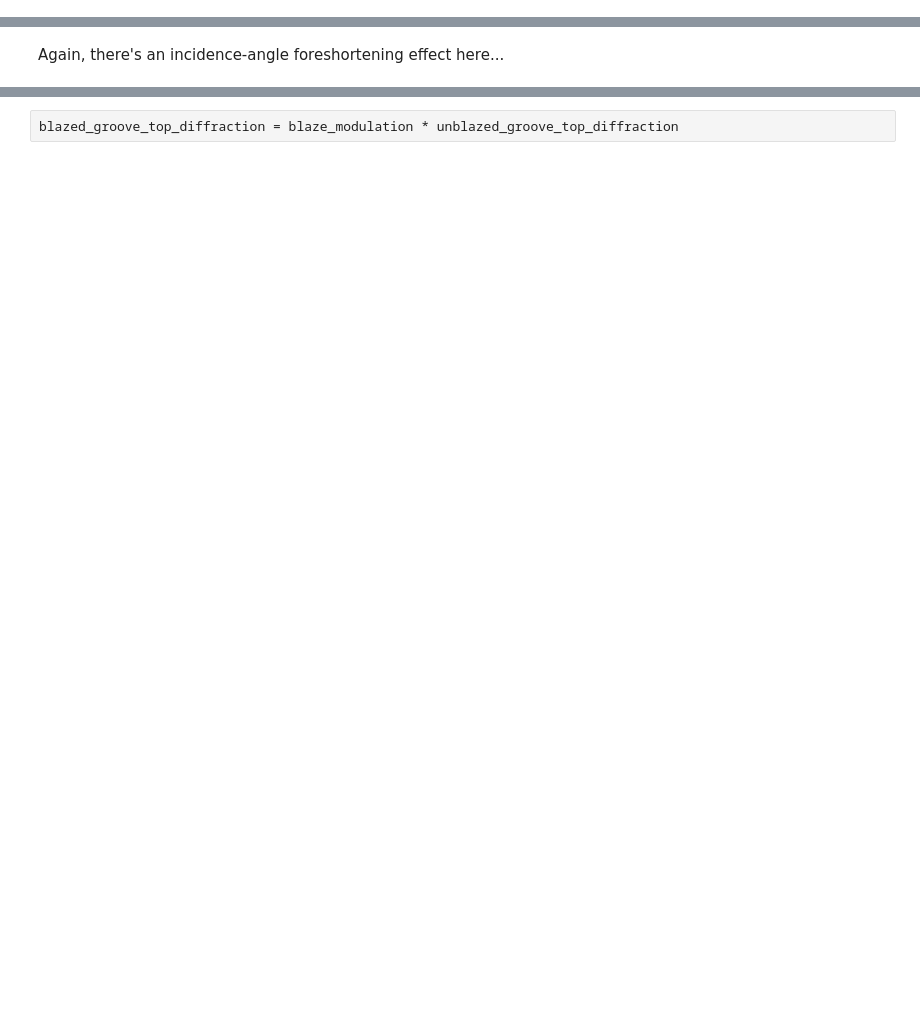
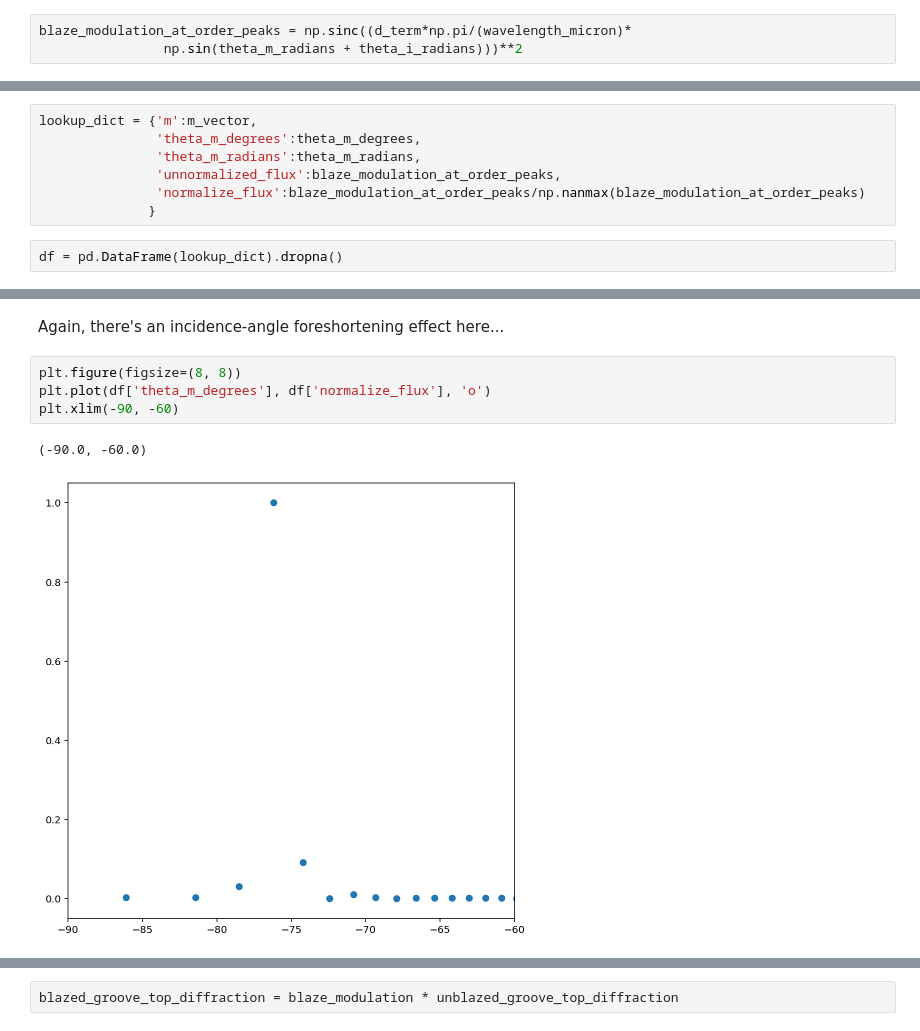
Before and after one commit to Echelle/postale, a Jupyter notebook: notebooks/01_IGRINS_CA1/05_IGRINS_CA1_R3_blaze_model_Emily20220509.ipynb, the cells around one changed output, grey strips where cells are left out. Cells and saved outputs as stored; diff of their text form; blank space fills up the shorter version.

```diff
--- a/notebooks/01_IGRINS_CA1/05_IGRINS_CA1_R3_blaze_model_Emily20220509.ipynb
+++ b/notebooks/01_IGRINS_CA1/05_IGRINS_CA1_R3_blaze_model_Emily20220509.ipynb
@@ -117,0 +138,3 @@ blaze_modulation = np.sinc((d_term*np.pi/(wavelength_micron)*
+# %%
+blaze_modulation_at_order_peaks = np.sinc((d_term*np.pi/(wavelength_micron)*
+                np.sin(theta_m_radians + theta_i_radians)))**2
@@ -117,0 +143,9 @@ blaze_modulation = np.sinc((d_term*np.pi/(wavelength_micron)*
+# %%
+lookup_dict = {'m':m_vector,
+               'theta_m_degrees':theta_m_degrees,
+               'theta_m_radians':theta_m_radians,
+               'unnormalized_flux':blaze_modulation_at_order_peaks,
+               'normalize_flux':blaze_modulation_at_order_peaks/np.nanmax(blaze_modulation_at_order_peaks)
+              }
+# %%
+df = pd.DataFrame(lookup_dict).dropna()
@@ -118,2 +166,9 @@ blaze_modulation = np.sinc((d_term*np.pi/(wavelength_micron)*
 # %% [markdown]
 Again, there's an incidence-angle foreshortening effect here...
+# %%
+plt.figure(figsize=(8, 8))
+plt.plot(df['theta_m_degrees'], df['normalize_flux'], 'o')
+plt.xlim(-90, -60)
+# %% [output]
+(-90.0, -60.0)
+[figure, added]
```
Also changed, not shown: parts of 28 cells of this notebook.
